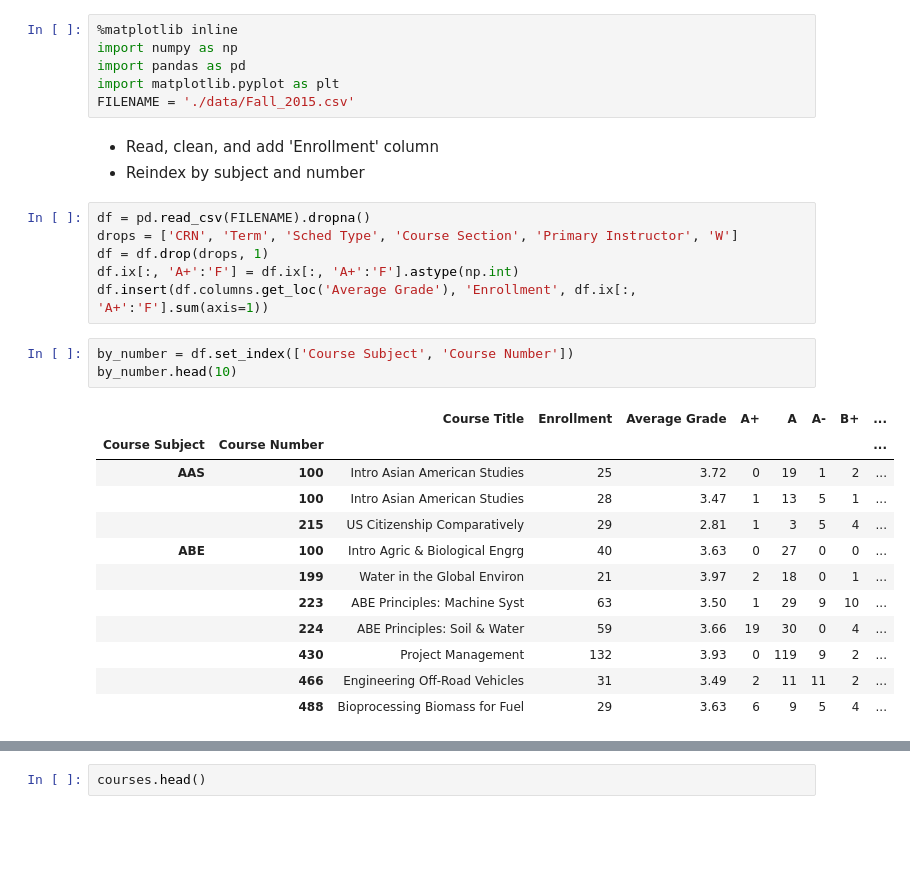
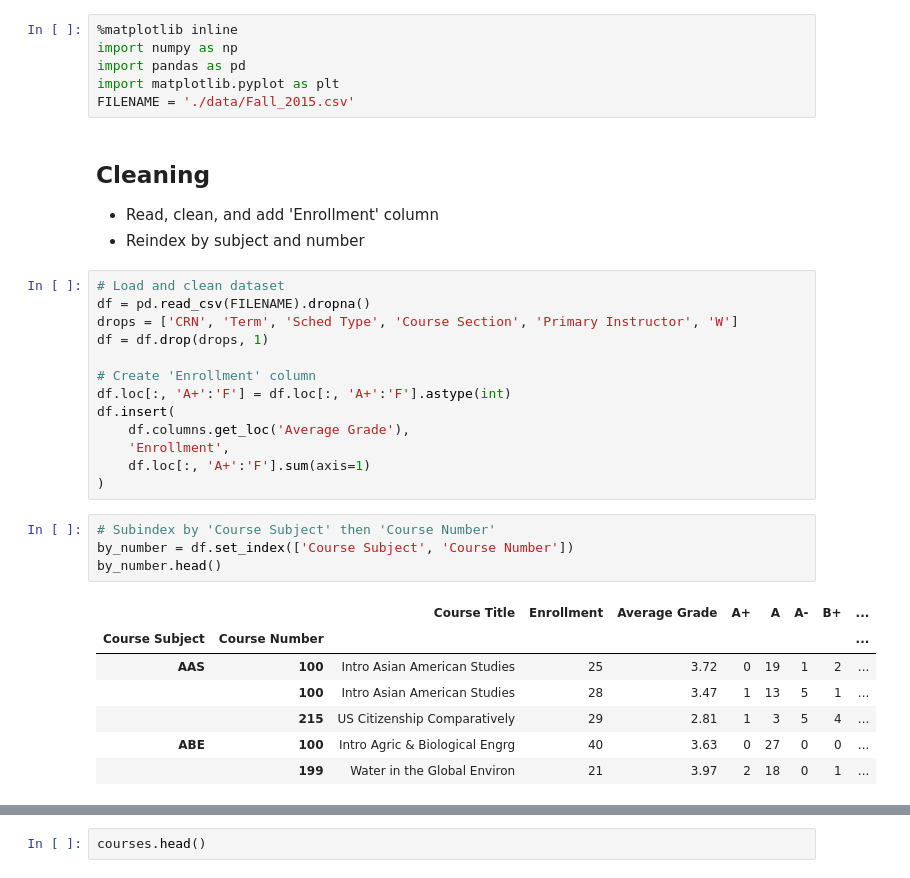
Before and after one commit to maneyko/grades, a Jupyter notebook: grades.ipynb, the cells around one changed output, grey strips where cells are left out. Saved outputs shown, nothing was run; the diff lists cells and outputs as text; blank space fills up the shorter version.

```diff
--- a/grades.ipynb
+++ b/grades.ipynb
@@ -5,28 +9,33 @@ import pandas as pd
 import matplotlib.pyplot as plt
 FILENAME = './data/Fall_2015.csv'
 # %% [markdown]
+Cleaning
+--------
 * Read, clean, and add  'Enrollment' column
 * Reindex by subject and number
 # %%
+# Load and clean dataset
 df = pd.read_csv(FILENAME).dropna()
 drops = ['CRN', 'Term', 'Sched Type', 'Course Section', 'Primary Instructor', 'W']
 df = df.drop(drops, 1)
-df.ix[:, 'A+':'F'] = df.ix[:, 'A+':'F'].astype(np.int)
-df.insert(df.columns.get_loc('Average Grade'), 'Enrollment', df.ix[:, 'A+':'F'].sum(axis=1))
+
+# Create 'Enrollment' column
+df.loc[:, 'A+':'F'] = df.loc[:, 'A+':'F'].astype(int)
+df.insert(
+    df.columns.get_loc('Average Grade'),
+    'Enrollment',
+    df.loc[:, 'A+':'F'].sum(axis=1)
+)
 # %%
+# Subindex by 'Course Subject' then 'Course Number'
 by_number = df.set_index(['Course Subject', 'Course Number'])
-by_number.head(10)
+by_number.head()
 # %% [output]
 |  |  | Course Title | Enrollment | Average Grade | A+ | A | A- | B+ | ... |
 | Course Subject | Course Number |  |  |  |  |  |  |  | ... |
 | AAS | 100 | Intro Asian American Studies | 25 | 3.72 | 0 | 19 | 1 | 2 | ... |
 |  | 100 | Intro Asian American Studies | 28 | 3.47 | 1 | 13 | 5 | 1 | ... |
 |  | 215 | US Citizenship Comparatively | 29 | 2.81 | 1 | 3 | 5 | 4 | ... |
 | ABE | 100 | Intro Agric & Biological Engrg | 40 | 3.63 | 0 | 27 | 0 | 0 | ... |
 |  | 199 | Water in the Global Environ | 21 | 3.97 | 2 | 18 | 0 | 1 | ... |
-|  | 223 | ABE Principles: Machine Syst | 63 | 3.50 | 1 | 29 | 9 | 10 | ... |
-|  | 224 | ABE Principles: Soil & Water | 59 | 3.66 | 19 | 30 | 0 | 4 | ... |
-|  | 430 | Project Management | 132 | 3.93 | 0 | 119 | 9 | 2 | ... |
-|  | 466 | Engineering Off-Road Vehicles | 31 | 3.49 | 2 | 11 | 11 | 2 | ... |
-|  | 488 | Bioprocessing Biomass for Fuel | 29 | 3.63 | 6 | 9 | 5 | 4 | ... |
 # %% [markdown]
```
Also changed, not shown: parts of 12 cells of this notebook, 20 other files.
